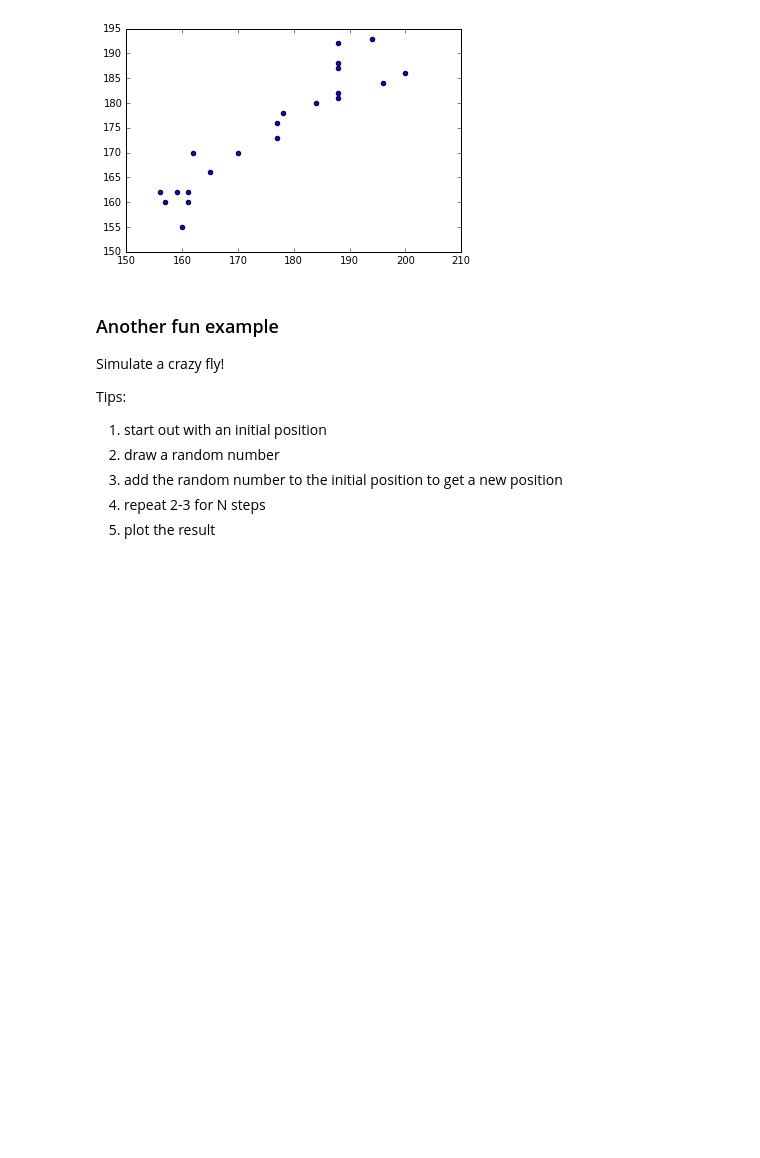
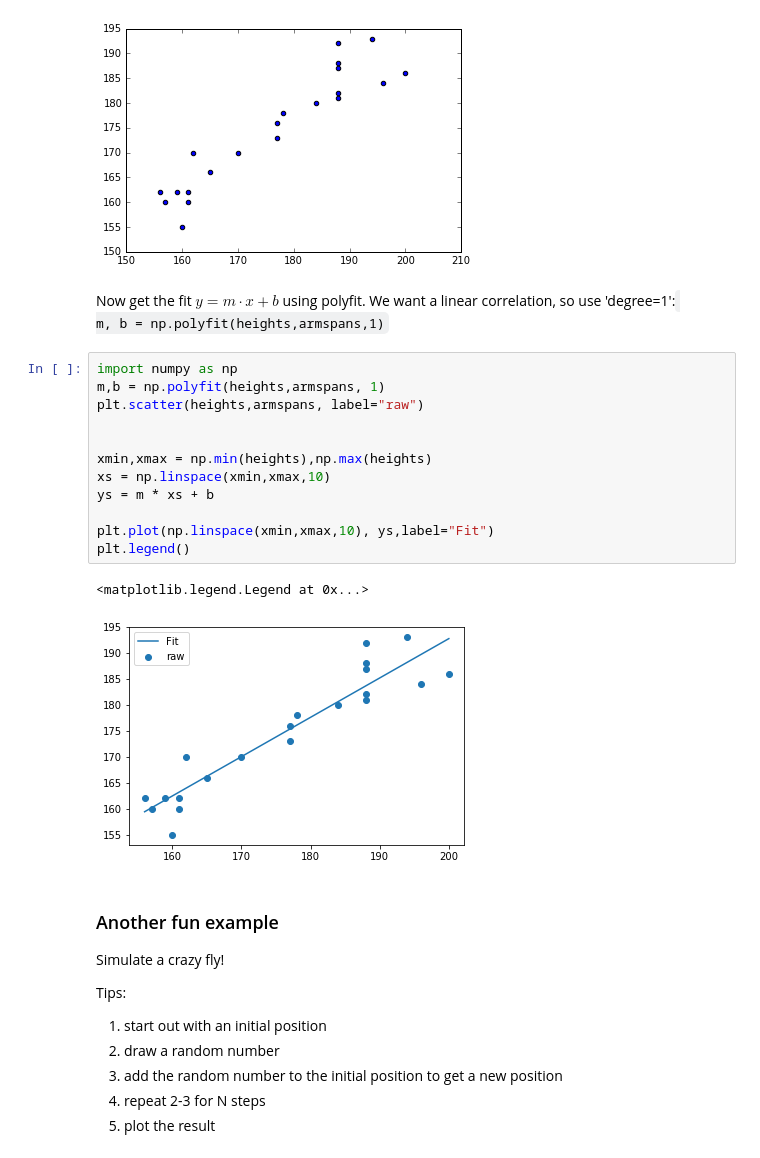
Before and after one commit to huskeypm/tutorials, a Jupyter notebook: crest/numpy_scipy.ipynb, the cells around one changed output. Saved outputs shown, nothing was run; the diff lists cells and outputs as text; blank space fills up the shorter version.

```diff
--- a/crest/numpy_scipy.ipynb
+++ b/crest/numpy_scipy.ipynb
@@ -62,6 +62,26 @@ plt.scatter(heights,armspans)
 # %% [output]
 <matplotlib.collections.PathCollection at 0x...>
 [figure]
+# %% [markdown]
+Now get the fit $y = m\cdot x + b$ using polyfit. We want a linear correlation, so use 'degree=1':
+<code>
+m, b = np.polyfit(heights,armspans,1)
+</code>
+# %%
+import numpy as np
+m,b = np.polyfit(heights,armspans, 1)
+plt.scatter(heights,armspans, label="raw")
+
+
+xmin,xmax = np.min(heights),np.max(heights)
+xs = np.linspace(xmin,xmax,10)
+ys = m * xs + b
+
+plt.plot(np.linspace(xmin,xmax,10), ys,label="Fit")
+plt.legend()
+# %% [output]
+<matplotlib.legend.Legend at 0x...>
+[figure, added]
 # %% [markdown]
 ### Another fun example
 Simulate a crazy fly!
```
Also changed, not shown: parts of 1 cell of this notebook, 3 other files.
